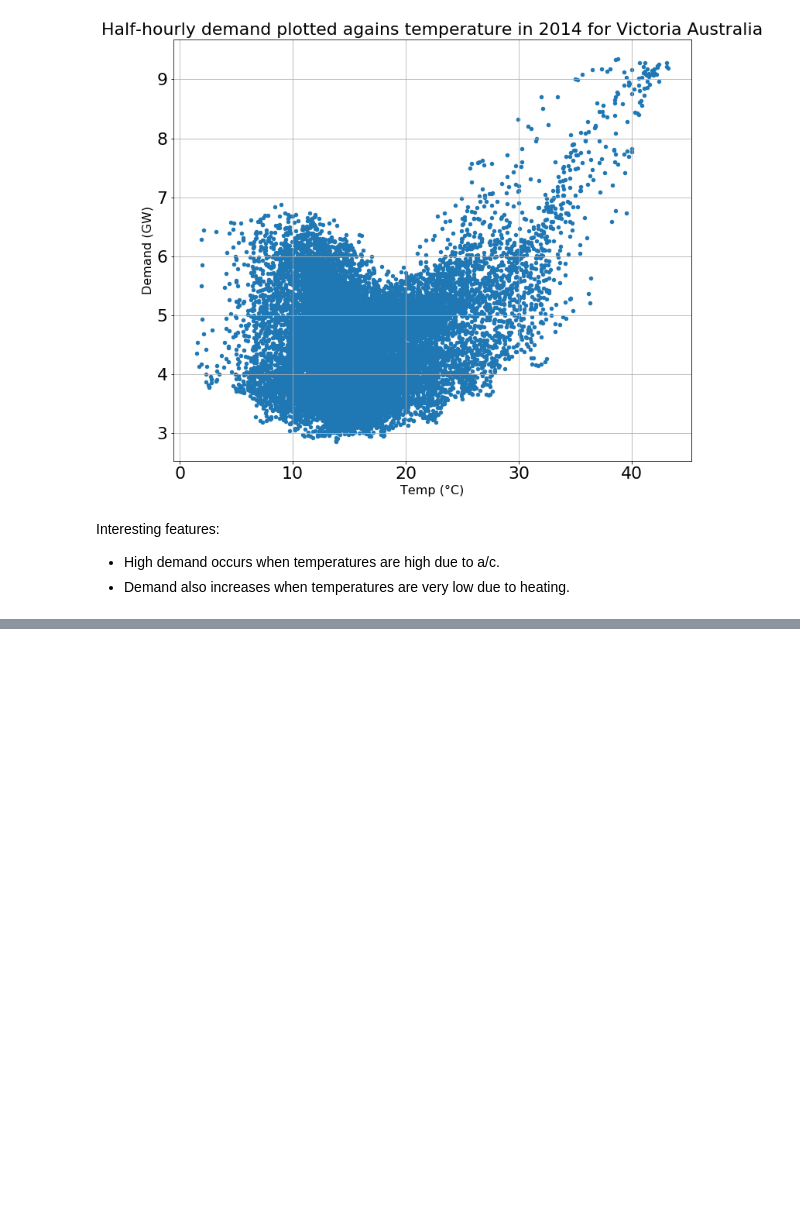
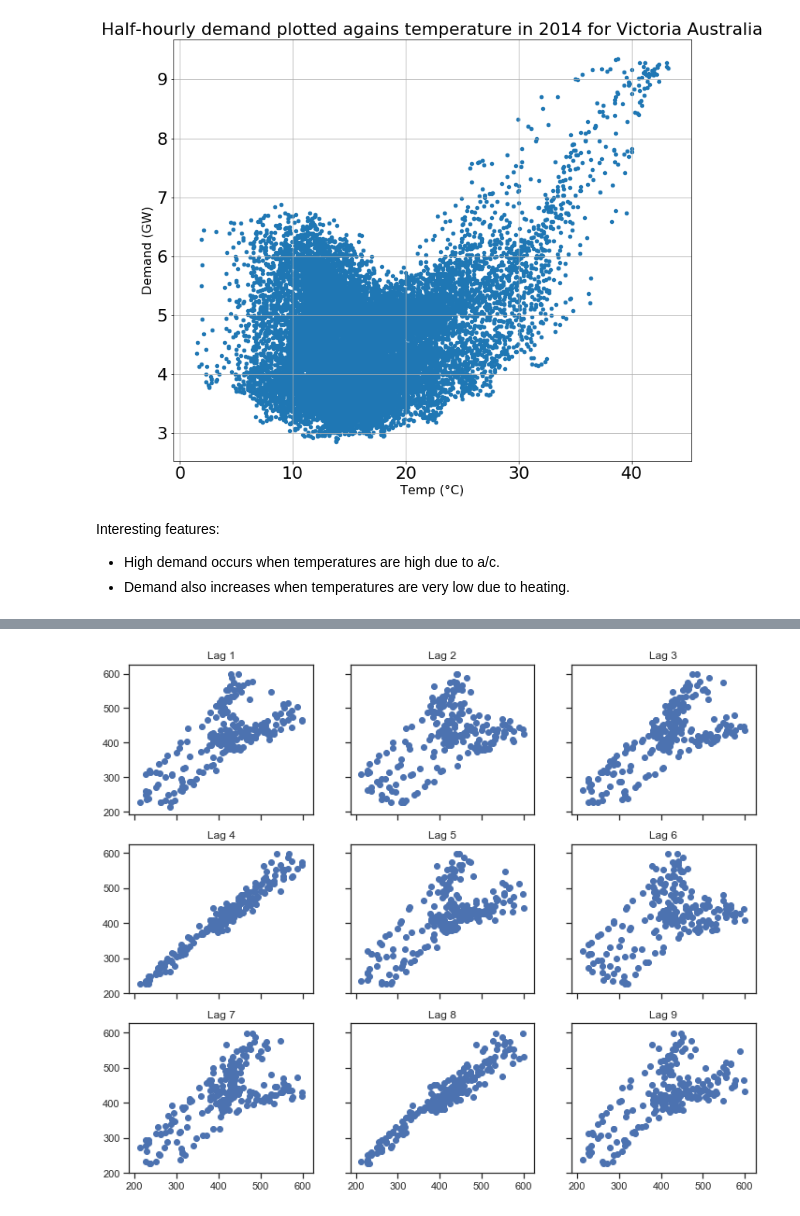
Before and after one commit to robahall/tswalkthrough, a Jupyter notebook: notebooks/1.0-rah-ch2_time_series_graphics.ipynb, the cells around one changed output, grey strips where cells are left out. Drawn from its saved outputs; the diff is of its cells as text; code cells hidden in the pictures; blank space fills up the shorter version.

```diff
--- a/notebooks/1.0-rah-ch2_time_series_graphics.ipynb
+++ b/notebooks/1.0-rah-ch2_time_series_graphics.ipynb
@@ -172,0 +233,15 @@ Interesting features:
+# %%
+fig, ax = plt.subplots(3, 3, sharex='col', sharey='row', figsize = (12,10))
+lag = 1
+
+
+for i in range(3):
+    for j in range(3):
+        data = ausbeer.values
+        y1 = data[:-lag]
+        y2 = data[lag:]
+        ax[i,j].scatter(y1, y2)
+        ax[i,j].set_title("Lag {}".format(lag))
+        lag +=1
+# %% [output]
+[figure, added]
```
Also changed, not shown: parts of 11 cells of this notebook.
